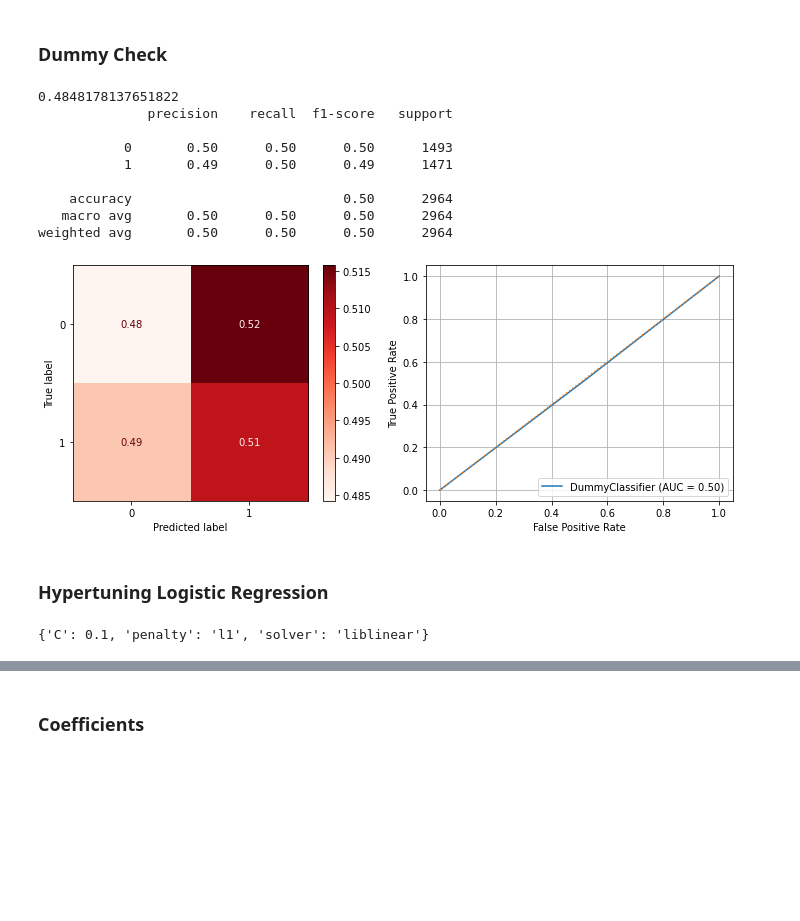
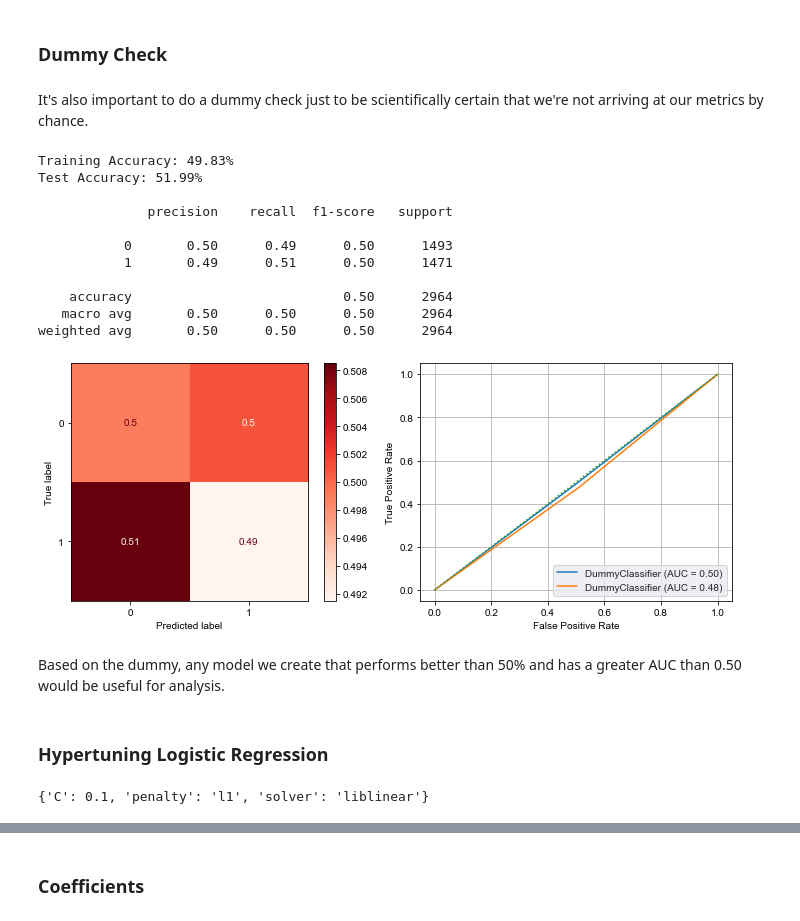
Before and after one commit to Drymander/League-of-Legends-Victory-Classification, a Jupyter notebook: Johnny Dryman - Phase 3 Project Notebook.ipynb, the cells around one changed output, grey strips where cells are left out. Drawn from its saved outputs; the diff is of its cells as text; code cells hidden in the pictures; blank space fills up the shorter version.

```diff
--- a/Johnny Dryman - Phase 3 Project Notebook.ipynb
+++ b/Johnny Dryman - Phase 3 Project Notebook.ipynb
@@ -419,7 +411,7 @@ categoricals, numericals
 # %%
 # Encode categorical columns, only drop if binary
 
-encoder = OneHotEncoder(sparse=False,drop='if_binary')
+encoder = OneHotEncoder(sparse=False,drop=None)
 train_categoricals = encoder.fit_transform(X_train[categoricals])
 test_categoricals = encoder.transform(X_test[categoricals])
 train_categoricals
@@ -606,0 +535,33 @@ weighted avg       0.72      0.72      0.72      2964
+# %%
+def evaluate_model(model, X_train=X_train, X_test=X_test, y_train=y_train,
+                   y_test=y_test, cmap='Blues', normalize='true',
+                   classes=None,figsize=(10,4)):
+
+    # Print model accuracy
+
+    print(f'Training Accuracy: {model.score(X_train,y_train):.2%}')
+    print(f'Test Accuracy: {model.score(X_test,y_test):.2%}')
+    print('')
+
+    # Print classification report
+
+    y_test_predict = model.predict(X_test)
+    print(metrics.classification_report(y_test, y_test_predict,
+                                        target_names=classes))
+
+    # Plot confusion matrix
+
+    fig,ax = plt.subplots(ncols=2,figsize=figsize)
+    metrics.plot_confusion_matrix(model, X_test,y_test,cmap=cmap,
+                                  normalize=normalize,display_labels=classes,
+                                  ax=ax[0])
+
+    #Plot ROC curves
+
+    with sns.axes_style("darkgrid"):
+        curve = metrics.plot_roc_curve(model,X_train,y_train,ax=ax[1])
+        curve2 = metrics.plot_roc_curve(model,X_test,y_test,ax=ax[1])
+        curve.ax_.grid()
+        curve.ax_.plot([0,1],[0,1],ls=':')
+        fig.tight_layout()
+        plt.show()
@@ -607,27 +583,29 @@ weighted avg       0.72      0.72      0.72      2964
 # %% [markdown]
 ### Dummy Check
+# %% [markdown]
+It's also important to do a dummy check just to be scientifically certain that we're not arriving at our metrics by chance.
 # %%
-from sklearn.dummy import DummyClassifier
+# Create dummy classifier and fit to train / test
 
 dummy = DummyClassifier(strategy='stratified')#,constant=0)
-
 preds = dummy.fit(X_train,y_train).predict(X_test)
 
-## How did we do?
-print(dummy.score(X_test,y_test))
-
-evaluate_classification(dummy,X_test, y_test, cmap='Reds')#,label='Dummy');
+evaluate_model(dummy, cmap='Reds')
 # %% [output]
-0.4848178137651822
+Training Accuracy: 49.83%
+Test Accuracy: 51.99%
+
               precision    recall  f1-score   support
 
-           0       0.50      0.50      0.50      1493
-           1       0.49      0.50      0.49      1471
+           0       0.50      0.49      0.50      1493
+           1       0.49      0.51      0.50      1471
 
     accuracy                           0.50      2964
    macro avg       0.50      0.50      0.50      2964
 weighted avg       0.50      0.50      0.50      2964
-[figure, old version]
+[figure, new version]
+# %% [markdown]
+Based on the dummy, any model we create that performs better than 50% and has a greater AUC than 0.50 would be useful for analysis.
 # %% [markdown]
 ### Hypertuning Logistic Regression
 # %%
@@ -641,11 +619,11 @@ params = {'C':[0.001,0.01,0.1,1,10,100,1000],
          }
 
 log_grid_search = GridSearchCV(model_log_hp,params,scoring='accuracy')
+
+# Fit grid search to training data and display best parameters
+
+log_grid_search.fit(X_train, y_train)
+
+log_grid_search.best_params_
+# %% [output]
+{'C': 0.1, 'penalty': 'l1', 'solver': 'liblinear'}
-# %%
-# Fit grid search to training data and display best parameters
-
-log_grid_search.fit(X_train, y_train)
-
-log_grid_search.best_params_
-# %% [output]
-{'C': 0.1, 'penalty': 'l1', 'solver': 'liblinear'}
```
Also changed, not shown: parts of 49 cells of this notebook, 1 other file.
